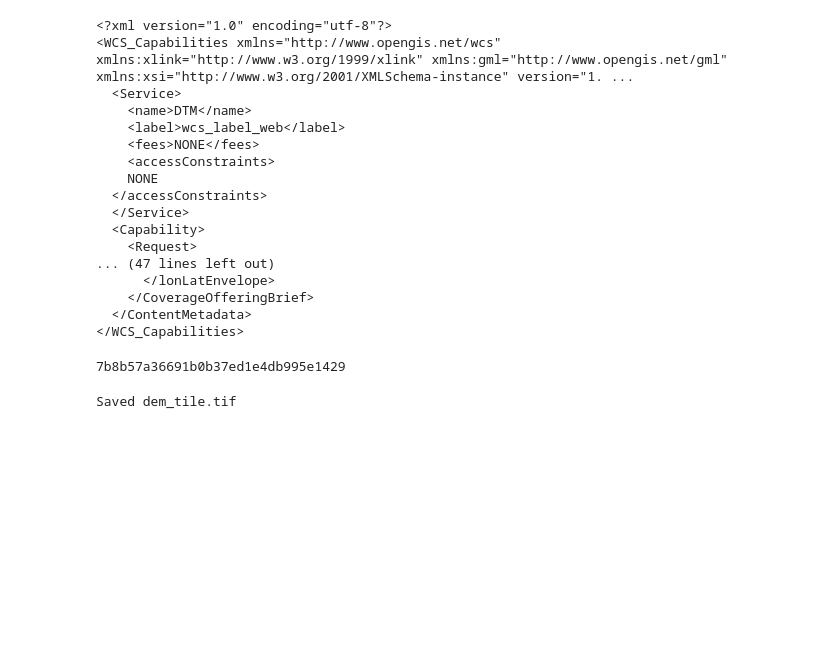
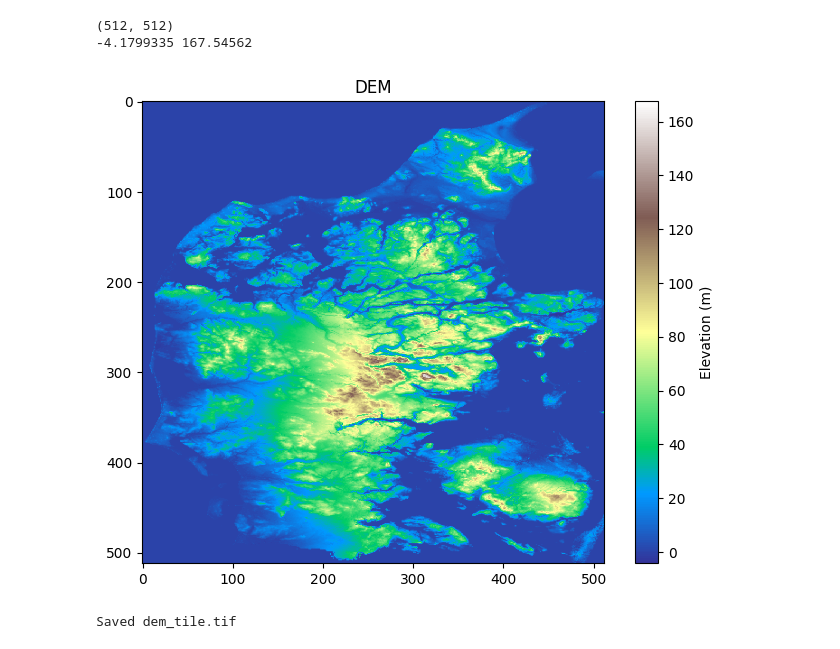
Before and after one commit to Khanrik/SRP, a Jupyter notebook: datafetch.ipynb, the cells around one changed output. Saved outputs shown, nothing was run; the diff lists cells and outputs as text; code cells hidden in the pictures; blank space fills up the shorter version.

```diff
--- a/datafetch.ipynb
+++ b/datafetch.ipynb
@@ -39,39 +35,19 @@ print(response.text)
-# %%
-load_dotenv()
-
-url = "https://api.dataforsyningen.dk/dhm_wcs_DAF"
-params = {
-    "service": "WCS",
-    "request": "GetCapabilities",
-    "token": os.getenv("DATATOKEN")
-}
-
-response = requests.get(url, params=params)
-
-print(response.text)
-# %% [output]
-<?xml version="1.0" encoding="utf-8"?>
-<WCS_Capabilities xmlns="http://www.opengis.net/wcs" xmlns:xlink="http://www.w3.org/1999/xlink" xmlns:gml="http://www.opengis.net/gml" xmlns:xsi="http://www.w3.org/2001/XMLSchema-instance" version="1. ...
-  <Service>
-    <name>DTM</name>
-    <label>wcs_label_web</label>
-    <fees>NONE</fees>
-    <accessConstraints>
-    NONE
-  </accessConstraints>
-  </Service>
-  <Capability>
-    <Request>
-... (47 lines left out)
-      </lonLatEnvelope>
-    </CoverageOfferingBrief>
-  </ContentMetadata>
-</WCS_Capabilities>
-# %%
-load_dotenv()
-print(os.getenv("DATATOKEN"))
-# %% [output]
-7b8b57a36691b0b37ed1e4db995e1429
+# %%
+with rasterio.open("dem_tile.tif") as src:
+    dem = src.read(1)
+    print(dem.shape)
+    print(dem.min(), dem.max())
+# %% [output]
+(512, 512)
+-4.1799335 167.54562
+# %%
+plt.figure(figsize=(8, 6))
+plt.imshow(dem, cmap="terrain")
+plt.colorbar(label="Elevation (m)")
+plt.title("DEM")
+plt.show()
+# %% [output]
+[figure, added]
 # %%
 # area:
 # <gml:pos>441000 6049000</gml:pos> (lower left)
```
Also changed, not shown: parts of 13 cells of this notebook, 2 other files.
